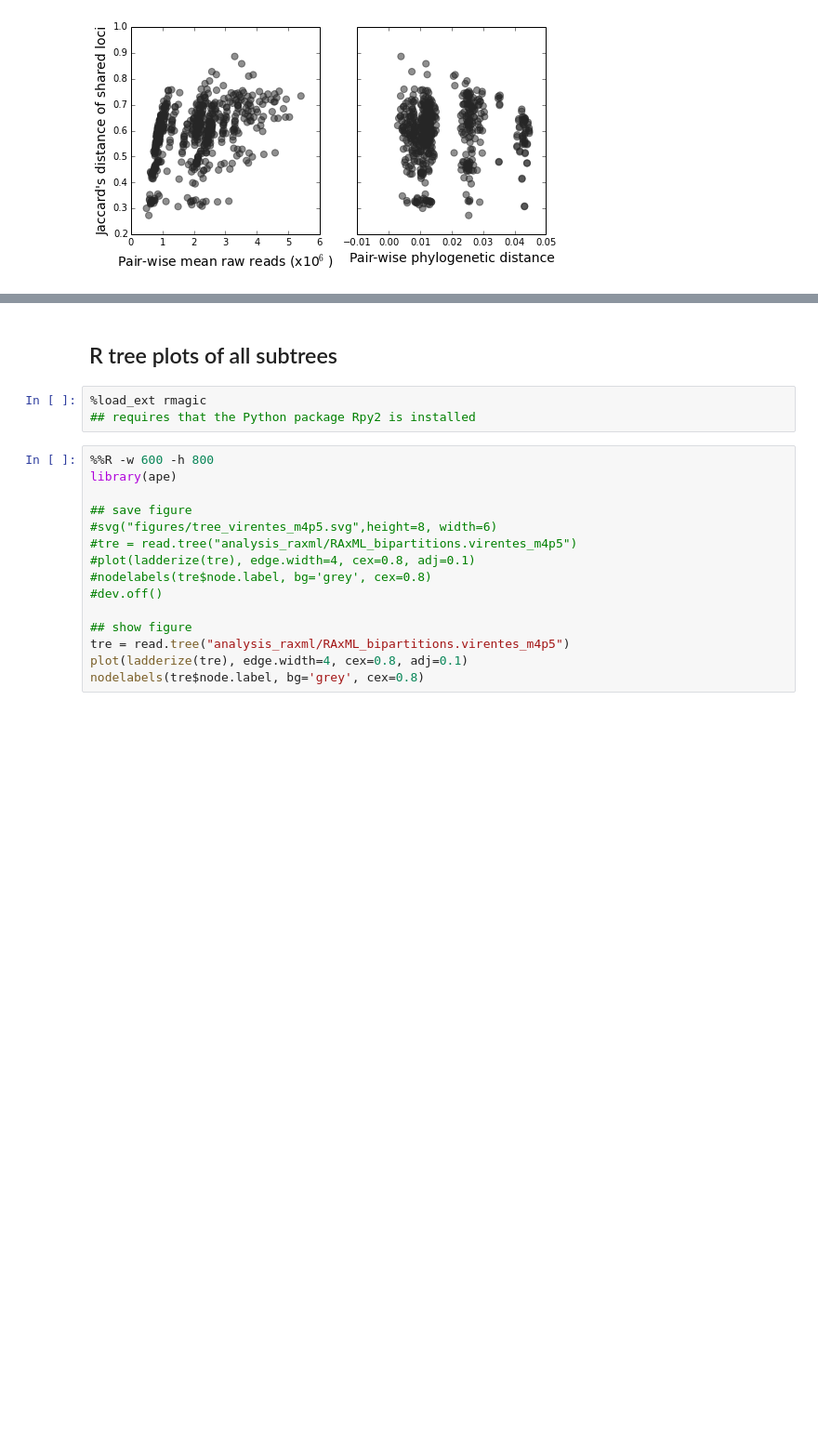
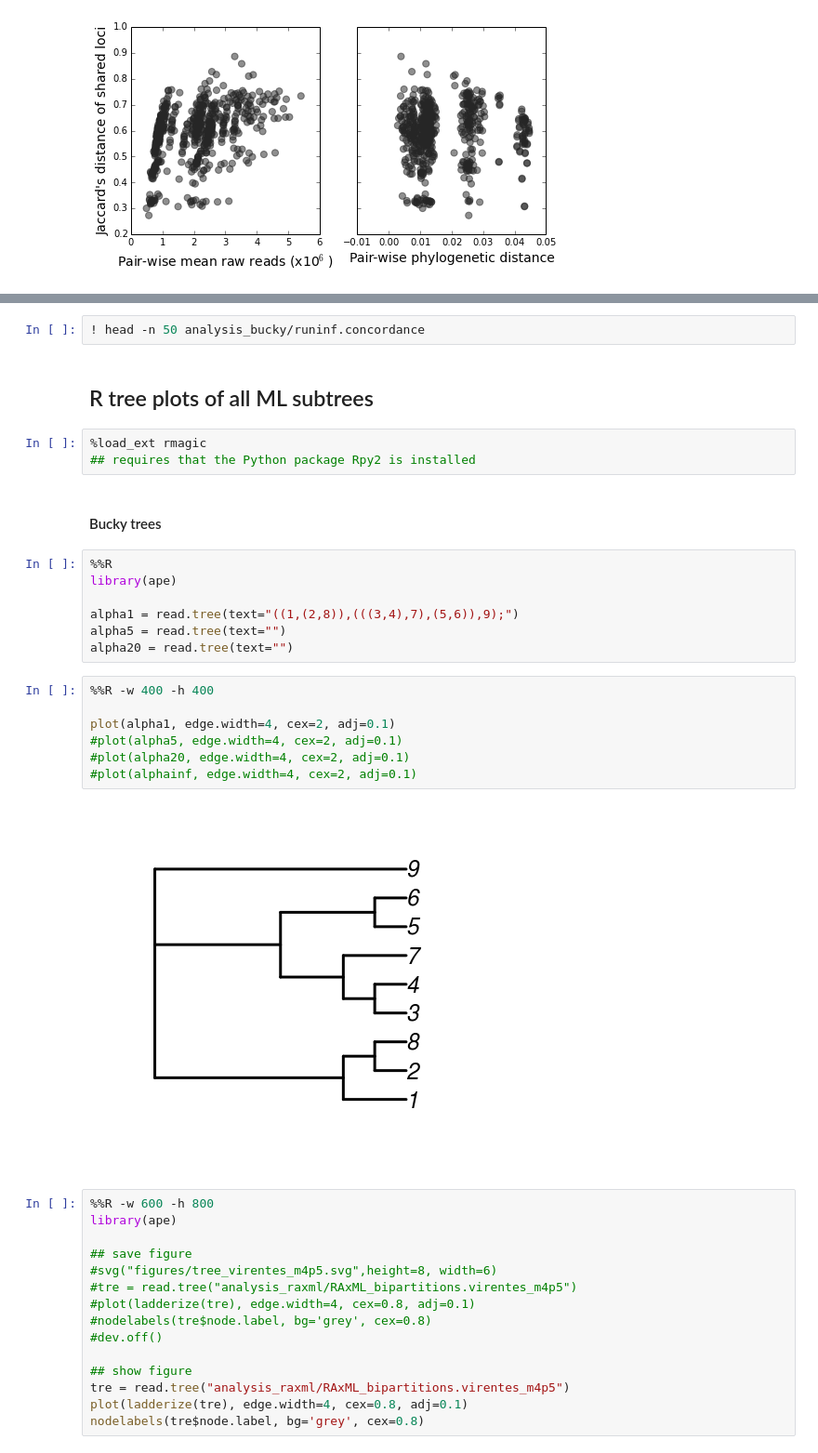
Before and after one commit to dereneaton/virentes, a Jupyter notebook: nb2_virentes_trees.ipynb, the cells around one changed output, grey strips where cells are left out. Shown at 93% size. Cells and saved outputs as stored; diff of their text form; blank space fills up the shorter version.

```diff
--- a/nb2_virentes_trees.ipynb
+++ b/nb2_virentes_trees.ipynb
@@ -299,8 +513,28 @@ f.savefig("figures/rawVphylo_min20.png")
+# %%
+! head -n 50 analysis_bucky/runinf.concordance
 # %% [markdown]
-## R tree plots of all subtrees
+## R tree plots of all ML subtrees
 # %%
 %load_ext rmagic
 ## requires that the Python package Rpy2 is installed
+# %% [markdown]
+#### Bucky trees
+# %%
+%%R
+library(ape)
+
+alpha1 = read.tree(text="((1,(2,8)),(((3,4),7),(5,6)),9);")
+alpha5 = read.tree(text="")
+alpha20 = read.tree(text="")
+# %%
+%%R -w 400 -h 400
+
+plot(alpha1, edge.width=4, cex=2, adj=0.1)
+#plot(alpha5, edge.width=4, cex=2, adj=0.1)
+#plot(alpha20, edge.width=4, cex=2, adj=0.1)
+#plot(alphainf, edge.width=4, cex=2, adj=0.1)
+# %% [output]
+[figure, added]
 # %%
 %%R -w 600 -h 800
 library(ape)
```
Also changed, not shown: parts of 24 cells of this notebook, 1 other file.
